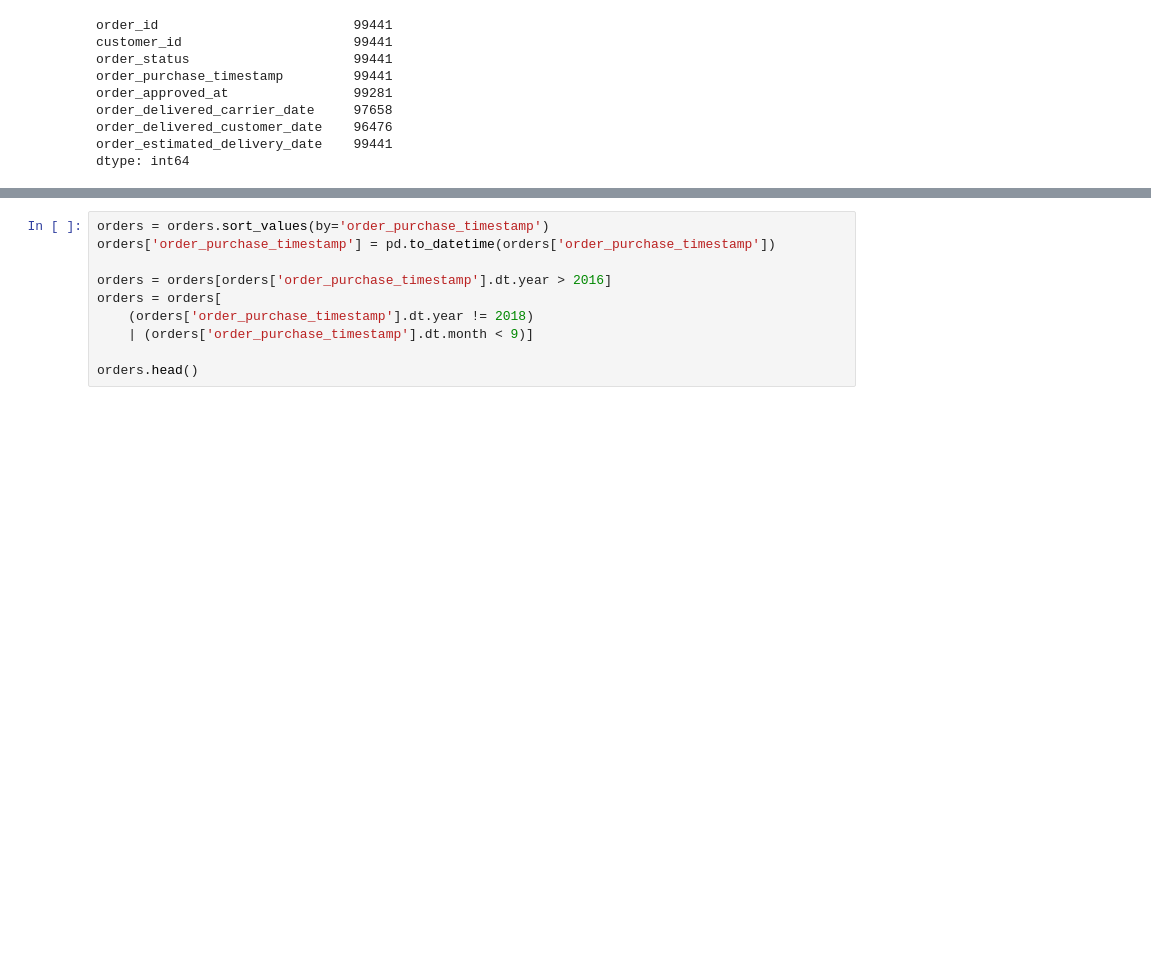
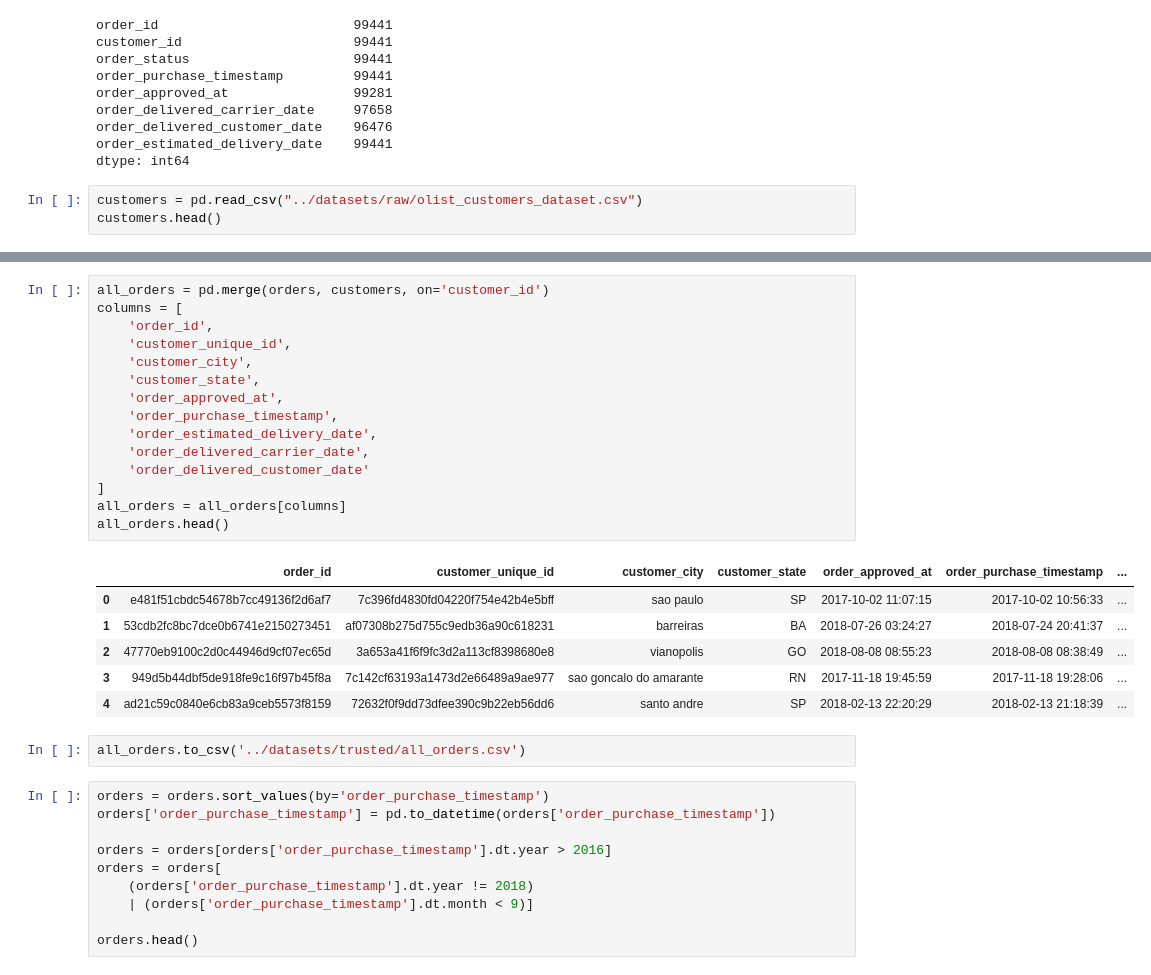
Before and after one commit to GuiBrandt/e-commerce, a Jupyter notebook: etl/limpeza de dados.ipynb, the cells around one changed output, grey strips where cells are left out. Saved outputs shown, nothing was run; the diff lists cells and outputs as text; blank space fills up the shorter version.

```diff
--- a/etl/limpeza de dados.ipynb
+++ b/etl/limpeza de dados.ipynb
@@ -17,3 +17,6 @@ order_delivered_carrier_date     97658
 order_delivered_customer_date    96476
 order_estimated_delivery_date    99441
 dtype: int64
+# %%
+customers = pd.read_csv("../datasets/raw/olist_customers_dataset.csv")
+customers.head()
@@ -20,3 +30,27 @@ dtype: int64
+# %%
+all_orders = pd.merge(orders, customers, on='customer_id')
+columns = [
+    'order_id',
+    'customer_unique_id',
+    'customer_city',
+    'customer_state',
+    'order_approved_at',
+    'order_purchase_timestamp',
+    'order_estimated_delivery_date',
+    'order_delivered_carrier_date',
+    'order_delivered_customer_date'
+]
+all_orders = all_orders[columns]
+all_orders.head()
+# %% [output]
+|  | order_id | customer_unique_id | customer_city | customer_state | order_approved_at | order_purchase_timestamp | ... |
+| 0 | e481f51cbdc54678b7cc49136f2d6af7 | 7c396fd4830fd04220f754e42b4e5bff | sao paulo | SP | 2017-10-02 11:07:15 | 2017-10-02 10:56:33 | ... |
+| 1 | 53cdb2fc8bc7dce0b6741e2150273451 | af07308b275d755c9edb36a90c618231 | barreiras | BA | 2018-07-26 03:24:27 | 2018-07-24 20:41:37 | ... |
+| 2 | 47770eb9100c2d0c44946d9cf07ec65d | 3a653a41f6f9fc3d2a113cf8398680e8 | vianopolis | GO | 2018-08-08 08:55:23 | 2018-08-08 08:38:49 | ... |
+| 3 | 949d5b44dbf5de918fe9c16f97b45f8a | 7c142cf63193a1473d2e66489a9ae977 | sao goncalo do amarante | RN | 2017-11-18 19:45:59 | 2017-11-18 19:28:06 | ... |
+| 4 | ad21c59c0840e6cb83a9ceb5573f8159 | 72632f0f9dd73dfee390c9b22eb56dd6 | santo andre | SP | 2018-02-13 22:20:29 | 2018-02-13 21:18:39 | ... |
+# %%
+all_orders.to_csv('../datasets/trusted/all_orders.csv')
 # %%
 orders = orders.sort_values(by='order_purchase_timestamp')
 orders['order_purchase_timestamp'] = pd.to_datetime(orders['order_purchase_timestamp'])
```
Also changed, not shown: parts of 1 cell of this notebook, 2 other files.
